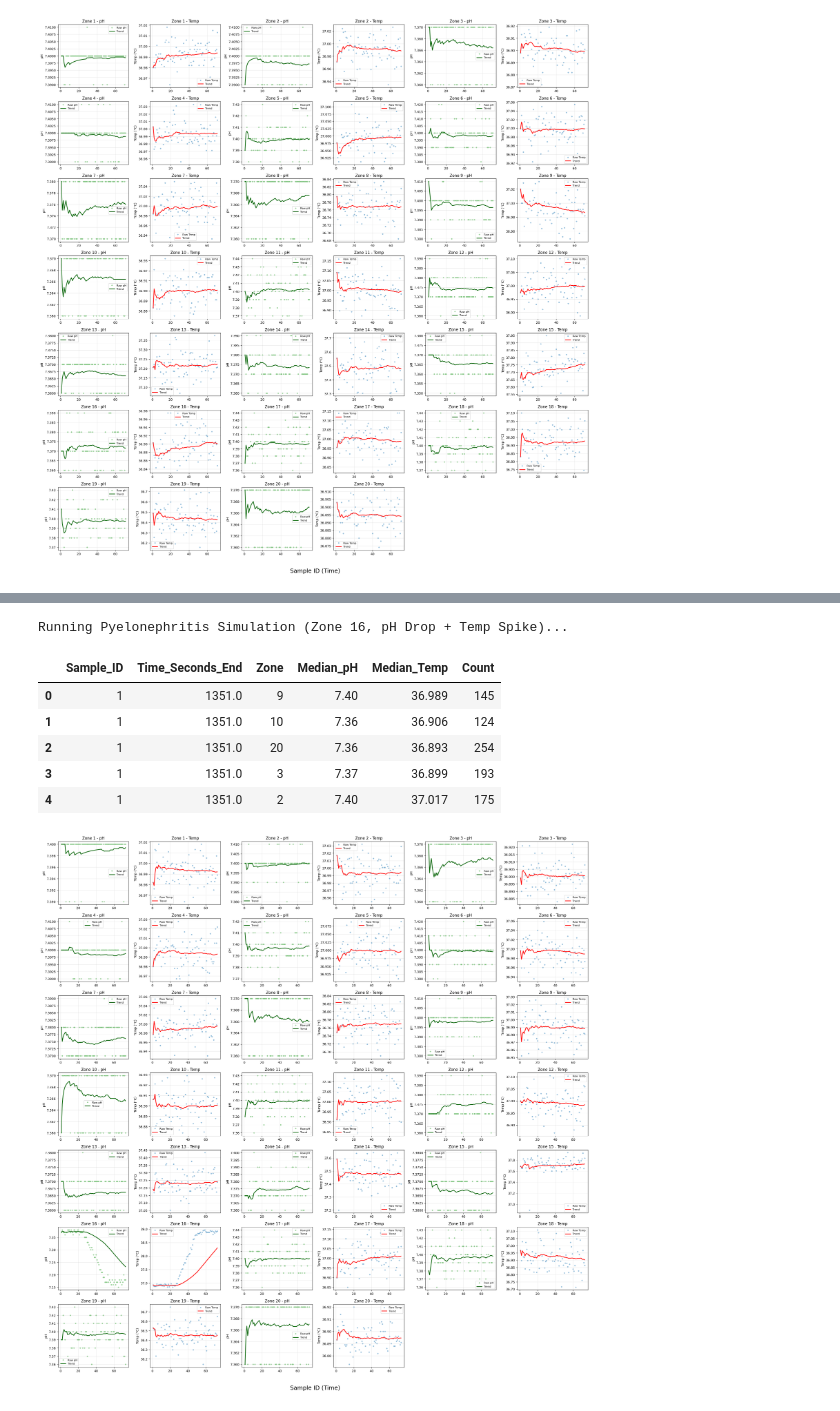
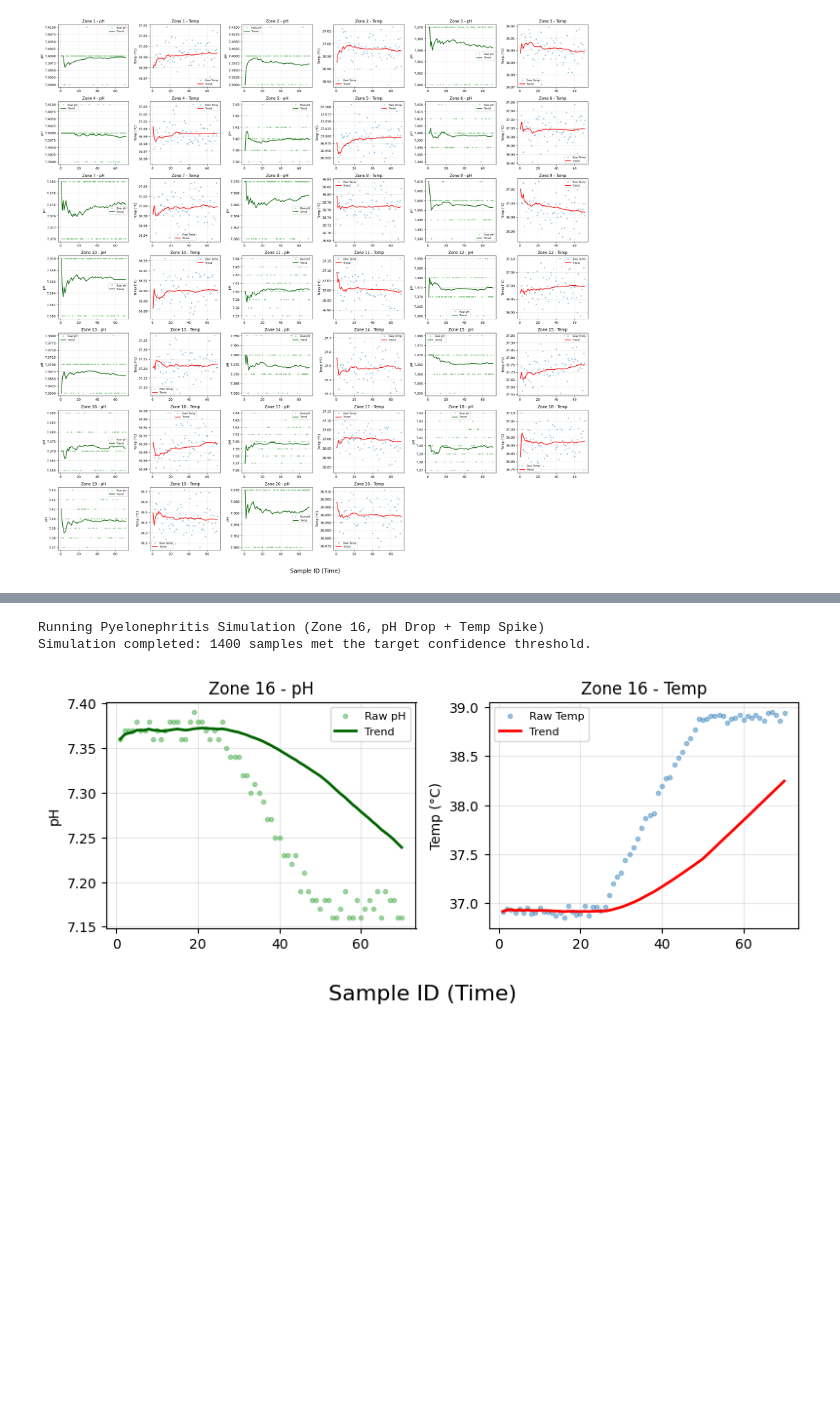
Before and after one commit to Volpi22/Sim_01_Toy_Tests, a Jupyter notebook: Tests.ipynb, the cells around one changed output, grey strips where cells are left out. Saved outputs shown, nothing was run; the diff lists cells and outputs as text; code cells hidden in the pictures; blank space fills up the shorter version.

```diff
--- a/Tests.ipynb
+++ b/Tests.ipynb
@@ -170,25 +159,19 @@ Running DVT Simulation (Zone 19, Temp Spike)...
 # %%
 # 3. Simulate Severe Acute Pyelonephritis (Zone 16)
-print("Running Pyelonephritis Simulation (Zone 16, pH Drop + Temp Spike)...")
+print("Running Pyelonephritis Simulation (Zone 16, pH Drop + Temp Spike)")
 final_report_pyelo = simulator.run_combined_disease(
     alpha=0.3,
-    beta=0.1, # Weakest link dictates the combined error rate
+    beta=0.1,
     disease_key='pyelo_combined'
 )
 
 if final_report_pyelo is not None and not final_report_pyelo.empty:
-    display(final_report_pyelo.head())
+    print(f"Simulation completed: {len(final_report_pyelo)} samples met the target confidence threshold.")
 
-    # Plot the 20x2 grid. Look at Zone 16 to see the simultaneous fever and acidosis!
-    plot_combined_zone_trends(final_report_pyelo)
+    plot_combined_zone_trends(final_report_pyelo, target_zones=[16])
 else:
     print("Simulation completed: No samples met the target confidence threshold.")
 # %% [output]
-Running Pyelonephritis Simulation (Zone 16, pH Drop + Temp Spike)...
+Running Pyelonephritis Simulation (Zone 16, pH Drop + Temp Spike)
+Simulation completed: 1400 samples met the target confidence threshold.
-|  | Sample_ID | Time_Seconds_End | Zone | Median_pH | Median_Temp | Count |
-| 0 | 1 | 1351.0 | 9 | 7.40 | 36.989 | 145 |
-| 1 | 1 | 1351.0 | 10 | 7.36 | 36.906 | 124 |
-| 2 | 1 | 1351.0 | 20 | 7.36 | 36.893 | 254 |
-| 3 | 1 | 1351.0 | 3 | 7.37 | 36.899 | 193 |
-| 4 | 1 | 1351.0 | 2 | 7.40 | 37.017 | 175 |
-[figure, old version]
+[figure, new version]
```
Also changed, not shown: parts of 2 cells of this notebook, 2 other files.
